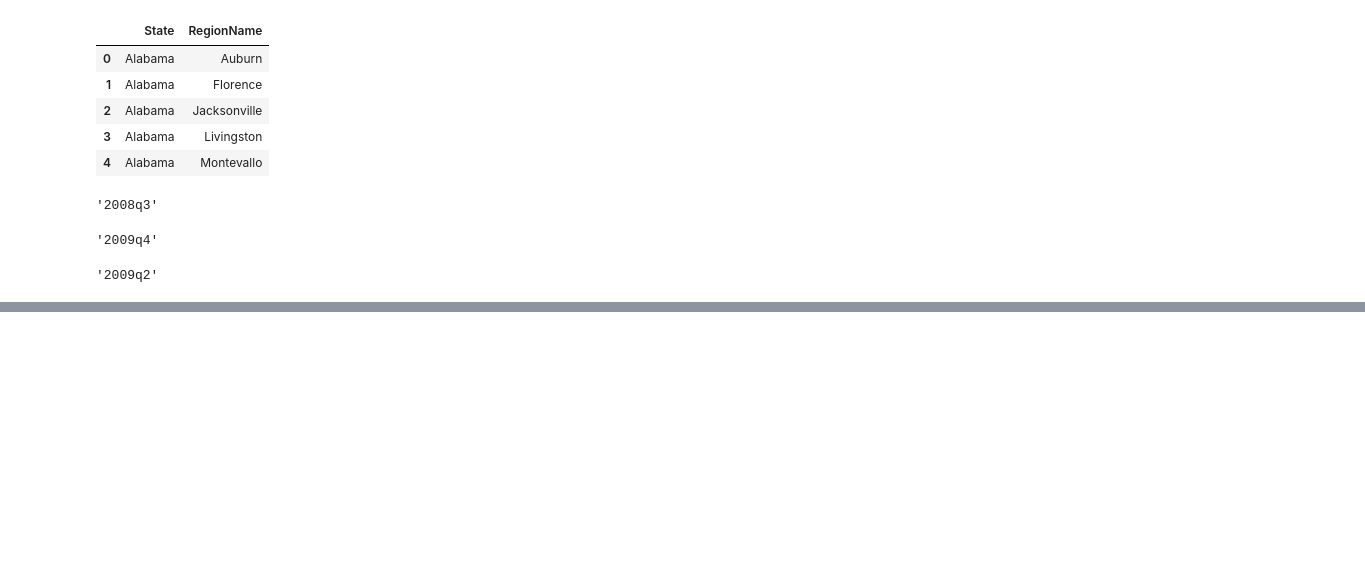
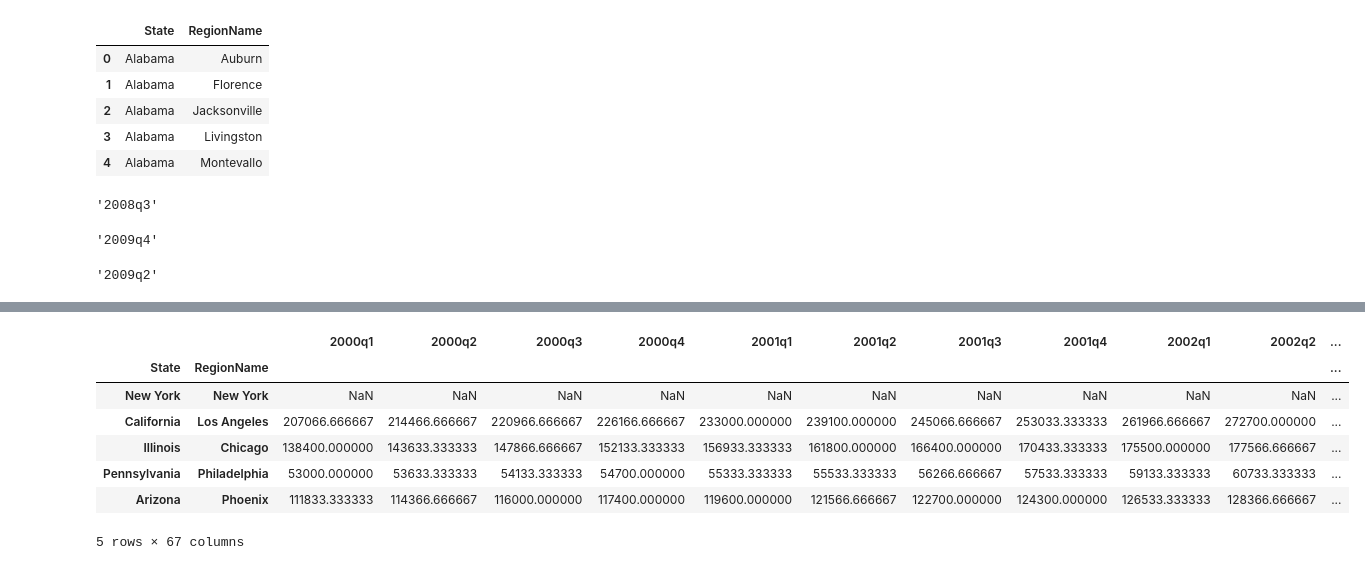
Before and after one commit to mittrayash/Hypothesis-Testing, a Jupyter notebook: Assignment+4.ipynb, the cells around one changed output, grey strips where cells are left out. Drawn from its saved outputs; the diff is of its cells as text; code cells hidden in the pictures; blank space fills up the shorter version.

```diff
--- a/Assignment+4.ipynb
+++ b/Assignment+4.ipynb
@@ -166,3 +165,45 @@ def convert_housing_data_to_quarters():
+# %%
+def convert_housing_data_to_quarters():
+    '''Converts the housing data to quarters and returns it as mean
+    values in a dataframe. This dataframe should be a dataframe with
+    columns for 2000q1 through 2016q3, and should have a multi-index
+    in the shape of ["State","RegionName"].
+
+    Note: Quarters are defined in the assignment description, they are
+    not arbitrary three month periods.
+
+    The resulting dataframe should have 67 columns, and 10,730 rows.
+    '''
+    data = pd.read_csv('City_Zhvi_AllHomes.csv')
+    data.drop(['Metro','CountyName','RegionID','SizeRank'],axis=1,inplace=1)
+    data['State'] = data['State'].map(states)
+    data.set_index(['State','RegionName'],inplace=True)
+    col = list(data.columns)
+    col = col[45:]
+    data = data[col]
+
+    years = [i for i in range(2000, 2017)]
+    quarters = ['q1', 'q2', 'q3', 'q4']
+    new_cols = [str(i) + j for i in years for j in quarters]
+    new_cols.remove('2016q4')
+
+    qs = [list(data.columns)[x:x+3] for x in range(0, len(list(data.columns)), 3)]
+
+    for setx, element in zip(qs, new_cols):
+        data[element] = data[setx].mean(axis=1)
+    data = data[new_cols]
+
+    return data
+convert_housing_data_to_quarters()
+# %% [output]
+|  |  | 2000q1 | 2000q2 | 2000q3 | 2000q4 | 2001q1 | 2001q2 | 2001q3 | 2001q4 | 2002q1 | 2002q2 | ... |
+| State | RegionName |  |  |  |  |  |  |  |  |  |  | ... |
+| New York | New York | NaN | NaN | NaN | NaN | NaN | NaN | NaN | NaN | NaN | NaN | ... |
+| California | Los Angeles | 207066.666667 | 214466.666667 | 220966.666667 | 226166.666667 | 233000.000000 | 239100.000000 | 245066.666667 | 253033.333333 | 261966.666667 | 272700.000000 | ... |
+| Illinois | Chicago | 138400.000000 | 143633.333333 | 147866.666667 | 152133.333333 | 156933.333333 | 161800.000000 | 166400.000000 | 170433.333333 | 175500.000000 | 177566.666667 | ... |
+| Pennsylvania | Philadelphia | 53000.000000 | 53633.333333 | 54133.333333 | 54700.000000 | 55333.333333 | 55533.333333 | 56266.666667 | 57533.333333 | 59133.333333 | 60733.333333 | ... |
+| Arizona | Phoenix | 111833.333333 | 114366.666667 | 116000.000000 | 117400.000000 | 119600.000000 | 121566.666667 | 122700.000000 | 124300.000000 | 126533.333333 | 128366.666667 | ... |
+5 rows × 67 columns
 # %%
 def run_ttest():
     '''First creates new data showing the decline or growth of housing prices
```
Also changed, not shown: parts of 2 cells of this notebook, 1 other file.
